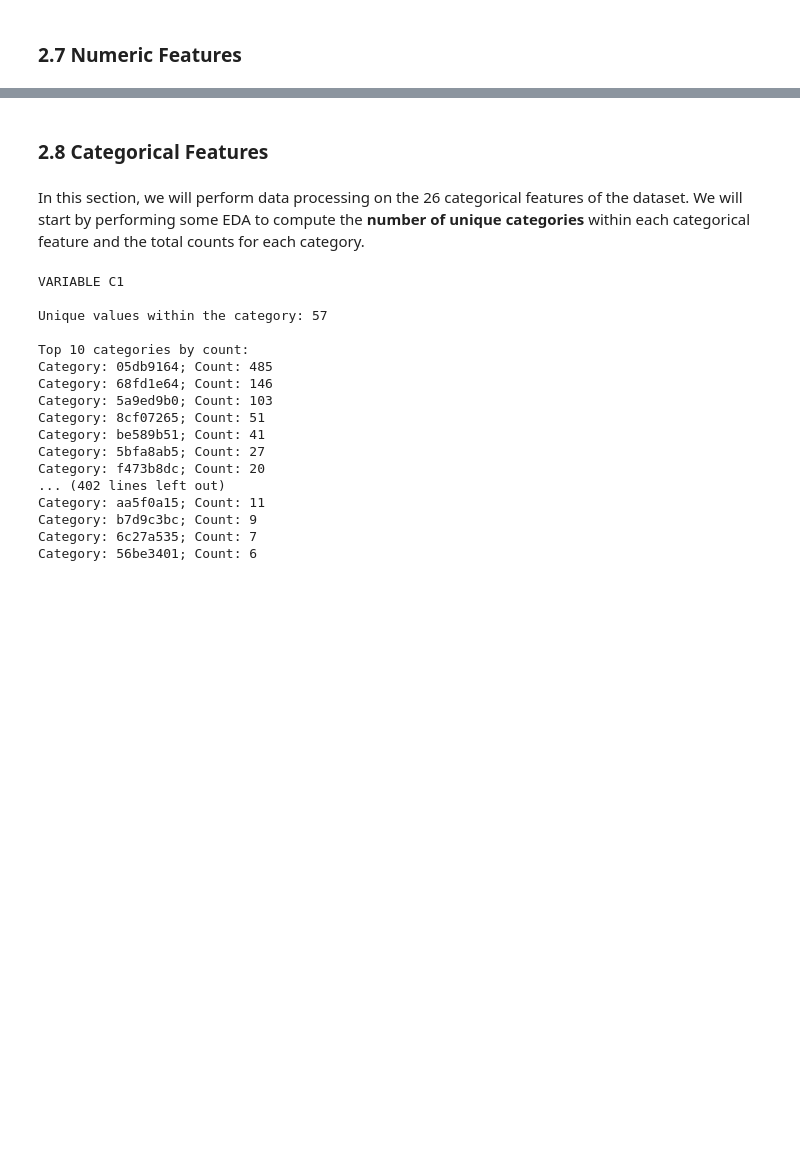
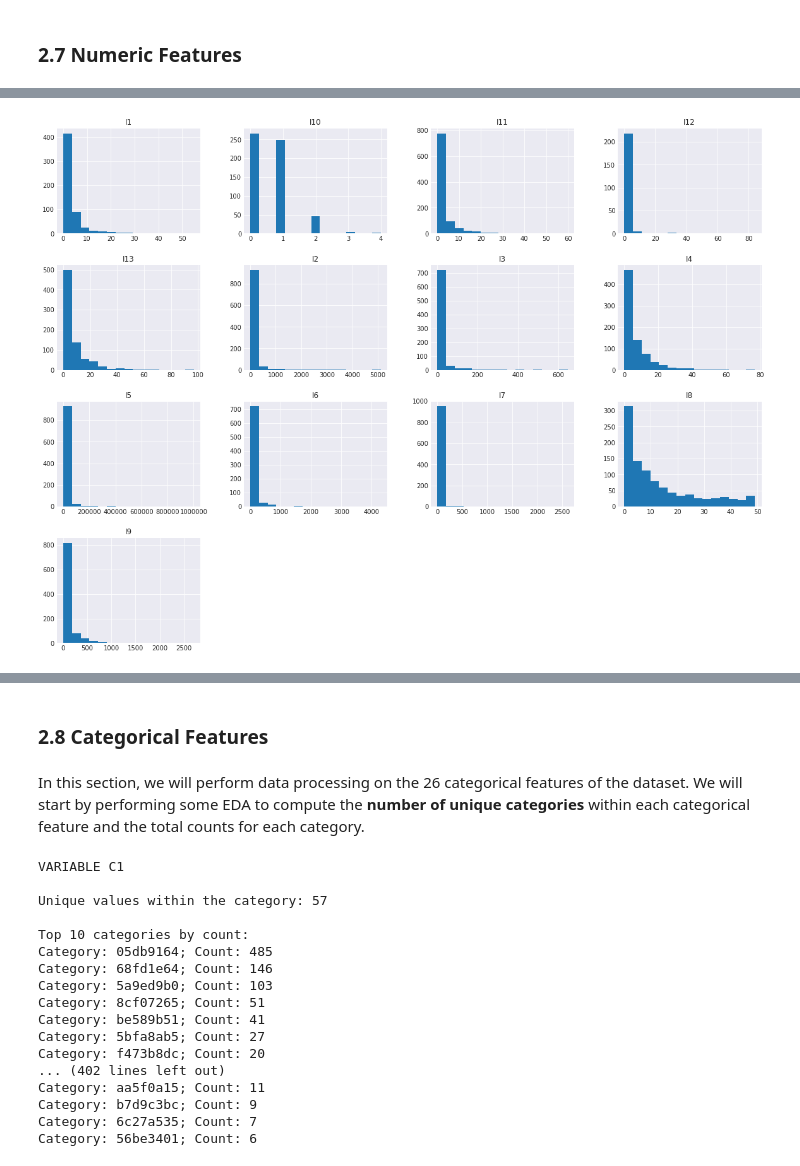
Before and after one commit to cpapadimitriou/Click-Through-Rate-prediction, a Jupyter notebook: EDA/EDA_RDDs_Toy_Christina.ipynb, the cells around one changed output, grey strips where cells are left out. Cells and saved outputs as stored; diff of their text form; code cells hidden in the pictures; blank space fills up the shorter version.

```diff
--- a/EDA/EDA_RDDs_Toy_Christina.ipynb
+++ b/EDA/EDA_RDDs_Toy_Christina.ipynb
@@ -81,7 +145,7 @@ def edit_data_types(line):
     """
     Map tuple of (features, label) --> tuple of (formated features, label)
 
-    * '' is replaced with NaN
+    * '' is replaced with 'null'
     * numerical fields are converted to integers
     * make label column numeric
     """
@@ -89,7 +153,7 @@ def edit_data_types(line):
     formated_features = []
     for i, value in enumerate(features):
         if value == '':
-            formated_features.append('null') # replaced the np.nan with 'null' because spark doesnt recognize np.nan when filtering
+            formated_features.append('null')
         else:
             if i < 13:
                 formated_features.append(float(value))
@@ -125,0 +173,21 @@ print(toyRDDCached.take(1))
+# %%
+# helper function 'null' to np.nan for pandas df
+def null_to_nan(line):
+    """
+    converts "null" to np.nan in RDD
+    """
+    features, label = line[0], line[1]
+    formated_features = []
+    for i, value in enumerate(features):
+        if value == 'null':
+            formated_features.append(np.nan)
+        else:
+            formated_features.append(value)
+    return (formated_features, label)
+
+# put the toy RDD into a pandas dataframe for EDA charting
+toyRDDtoPandas = toyRDDCached.map(null_to_nan) \
+                                .map(lambda x: np.append(x[0], [x[1]])) \
+                                .collect()
+
+toy_df = pd.DataFrame(toyRDDtoPandas, columns=FIELDS)
@@ -198,0 +318,5 @@ _**Takeaway: some columns have a high % of null values. We could exclude columns
+# %%
+# Pandas version
+num_columns = ['I1','I2','I3','I4','I5','I6','I7','I8','I9','I10','I11','I12','I13']
+toy_df_num = toy_df[num_columns].astype(np.float)
+toy_df_num.describe()
@@ -198,0 +333,6 @@ _**Takeaway: some columns have a high % of null values. We could exclude columns
+# %%
+# Take a look at histograms for each numeric feature
+toy_df_num.hist(figsize=(20,15), bins=15)
+plt.show()
+# %% [output]
+[figure, added]
```
Also changed, not shown: parts of 84 cells of this notebook, 1 other file.
